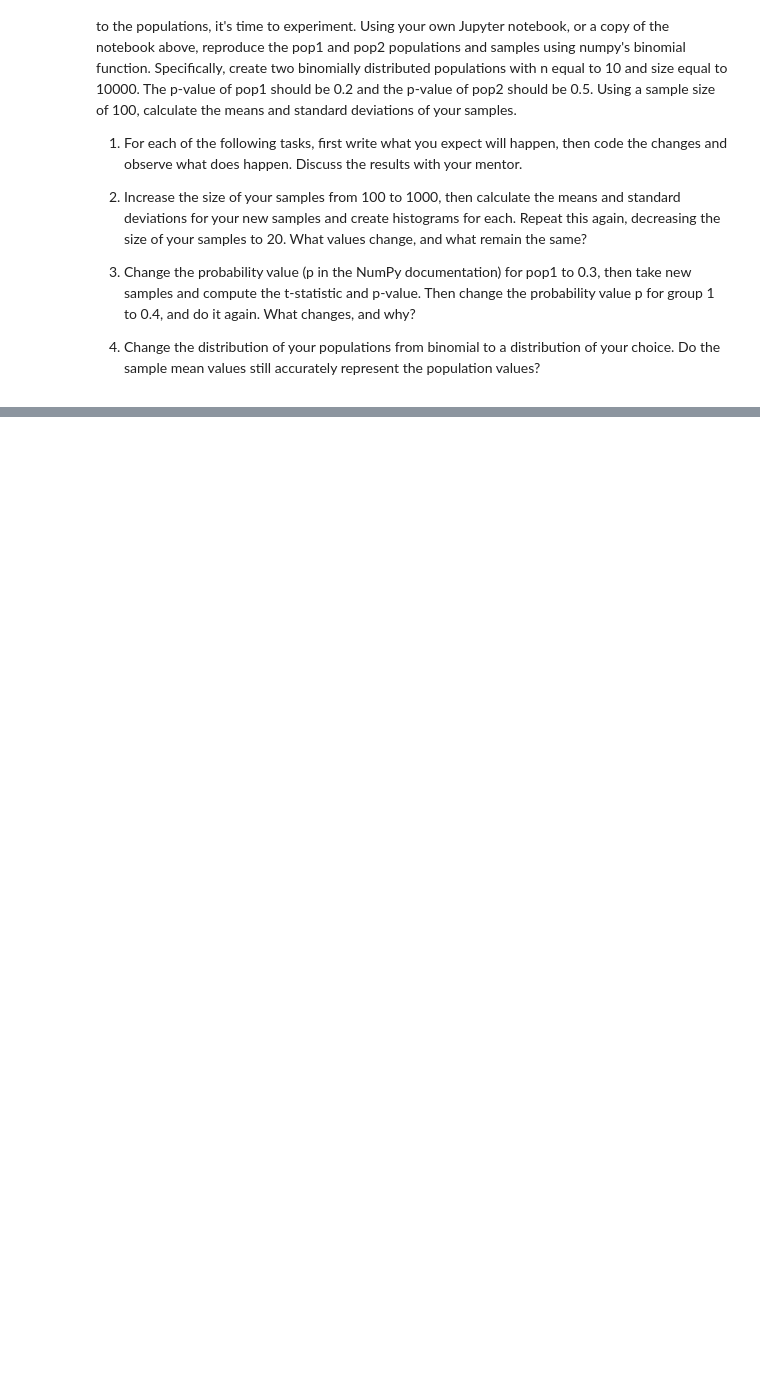
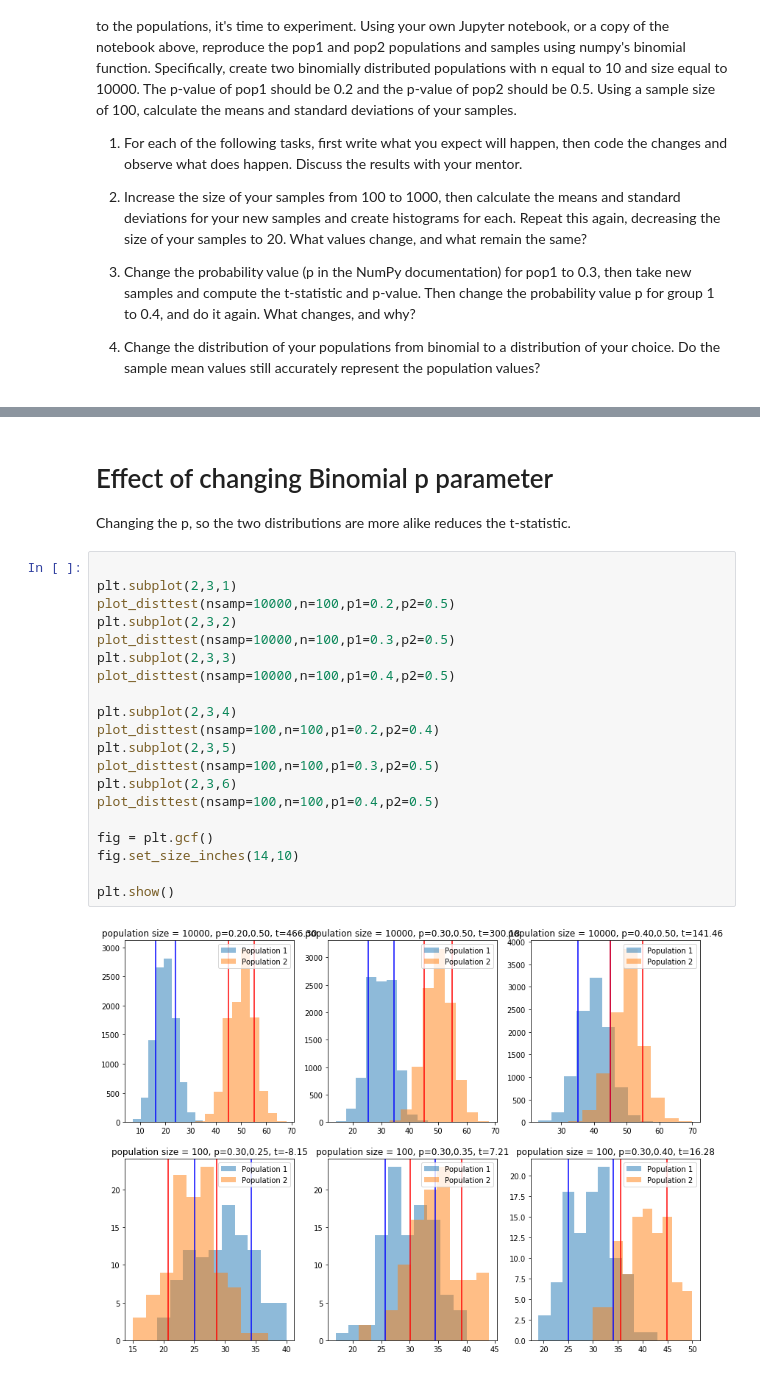
Before and after one commit to ergonyc/Practice-python-exercises, a Jupyter notebook: CLTexamples-7.9/CLT_example.ipynb, the cells around one changed output, grey strips where cells are left out. Saved outputs shown, nothing was run; the diff lists cells and outputs as text; blank space fills up the shorter version.

```diff
--- a/CLTexamples-7.9/CLT_example.ipynb
+++ b/CLTexamples-7.9/CLT_example.ipynb
@@ -28,0 +107,26 @@ print('Results will vary depending on random seed.  In general, stats should sho
+# %% [markdown]
+# Effect of changing Binomial p parameter
+
+Changing the p, so the two distributions are more alike reduces the t-statistic.
+# %%
+
+plt.subplot(2,3,1)
+plot_disttest(nsamp=10000,n=100,p1=0.2,p2=0.5)
+plt.subplot(2,3,2)
+plot_disttest(nsamp=10000,n=100,p1=0.3,p2=0.5)
+plt.subplot(2,3,3)
+plot_disttest(nsamp=10000,n=100,p1=0.4,p2=0.5)
+
+plt.subplot(2,3,4)
+plot_disttest(nsamp=100,n=100,p1=0.2,p2=0.4)
+plt.subplot(2,3,5)
+plot_disttest(nsamp=100,n=100,p1=0.3,p2=0.5)
+plt.subplot(2,3,6)
+plot_disttest(nsamp=100,n=100,p1=0.4,p2=0.5)
+
+fig = plt.gcf()
+fig.set_size_inches(14,10)
+
+plt.show()
+# %% [output]
+[figure, added]
```
Also changed, not shown: parts of 12 cells of this notebook.
